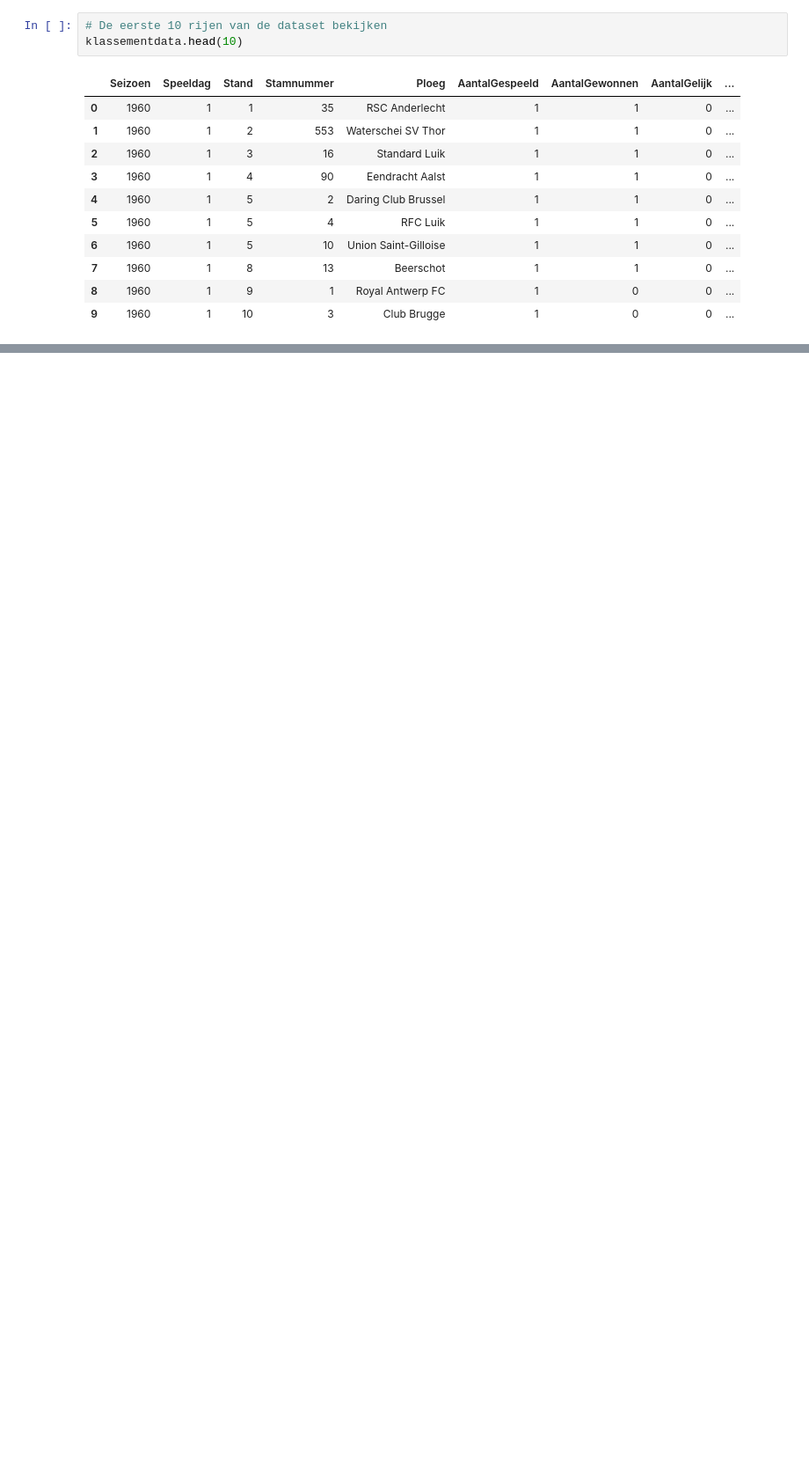
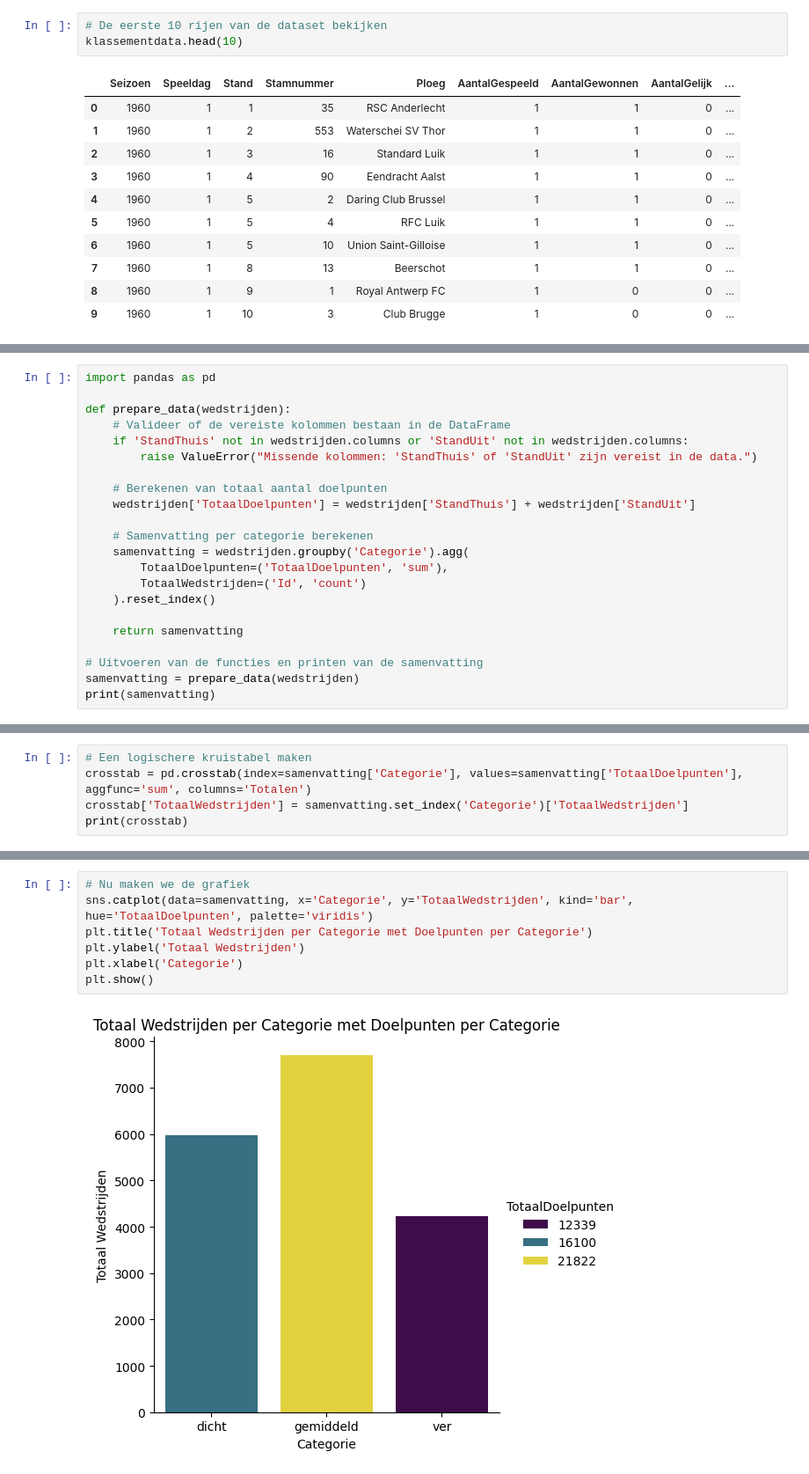
Before and after one commit to Robbevanherpe1/DEP1-2023-2024-groep30, a Jupyter notebook: analyses/matteo/analyse_gevorderd3.ipynb, the cells around one changed output, grey strips where cells are left out. Shown: that part at 88% size. Cells and saved outputs as stored; diff of their text form; blank space fills up the shorter version.

```diff
--- a/analyses/matteo/analyse_gevorderd3.ipynb
+++ b/analyses/matteo/analyse_gevorderd3.ipynb
@@ -189,0 +139,22 @@ ValueError: All values in `observed` must be nonnegative.
+# %%
+import pandas as pd
+
+def prepare_data(wedstrijden):
+    # Valideer of de vereiste kolommen bestaan in de DataFrame
+    if 'StandThuis' not in wedstrijden.columns or 'StandUit' not in wedstrijden.columns:
+        raise ValueError("Missende kolommen: 'StandThuis' of 'StandUit' zijn vereist in de data.")
+
+    # Berekenen van totaal aantal doelpunten
+    wedstrijden['TotaalDoelpunten'] = wedstrijden['StandThuis'] + wedstrijden['StandUit']
+
+    # Samenvatting per categorie berekenen
+    samenvatting = wedstrijden.groupby('Categorie').agg(
+        TotaalDoelpunten=('TotaalDoelpunten', 'sum'),
+        TotaalWedstrijden=('Id', 'count')
+    ).reset_index()
+
+    return samenvatting
+
+# Uitvoeren van de functies en printen van de samenvatting
+samenvatting = prepare_data(wedstrijden)
+print(samenvatting)
@@ -189,0 +166,5 @@ ValueError: All values in `observed` must be nonnegative.
+# %%
+# Een logischere kruistabel maken
+crosstab = pd.crosstab(index=samenvatting['Categorie'], values=samenvatting['TotaalDoelpunten'], aggfunc='sum', columns='Totalen')
+crosstab['TotaalWedstrijden'] = samenvatting.set_index('Categorie')['TotaalWedstrijden']
+print(crosstab)
@@ -189,0 +177,9 @@ ValueError: All values in `observed` must be nonnegative.
+# %%
+# Nu maken we de grafiek
+sns.catplot(data=samenvatting, x='Categorie', y='TotaalWedstrijden', kind='bar', hue='TotaalDoelpunten', palette='viridis')
+plt.title('Totaal Wedstrijden per Categorie met Doelpunten per Categorie')
+plt.ylabel('Totaal Wedstrijden')
+plt.xlabel('Categorie')
+plt.show()
+# %% [output]
+[figure, added]
```
Also changed, not shown: parts of 7 cells of this notebook.
